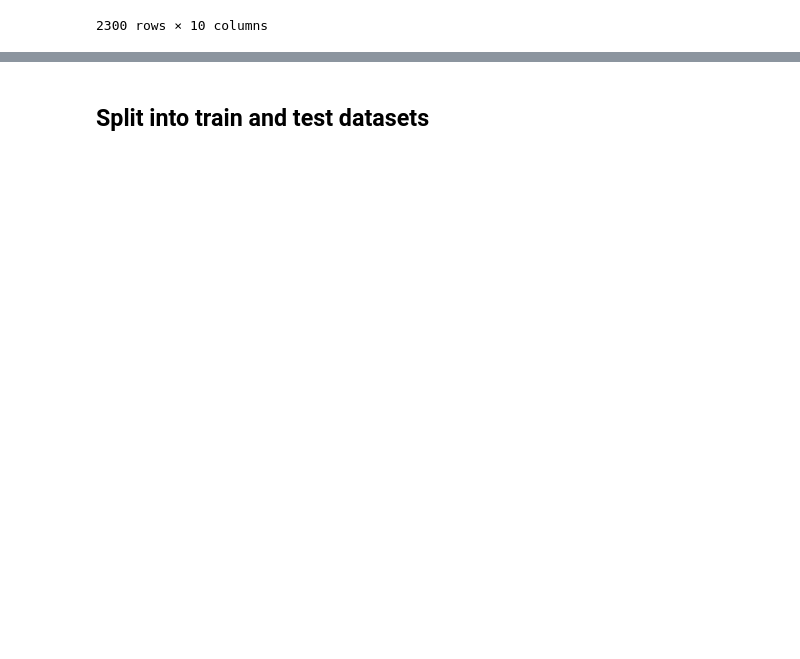
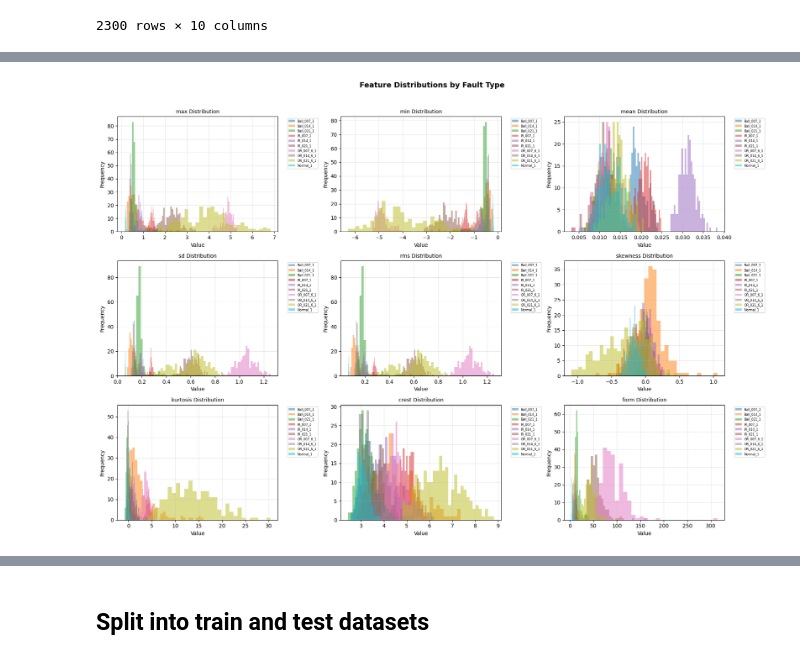
Before and after one commit to ekkirinaldi/ai-bearing-conference, a Jupyter notebook: crwu-bearings-benchmarks-shap-explainability.ipynb, the cells around one changed output, grey strips where cells are left out. Drawn from its saved outputs; the diff is of its cells as text; code cells hidden in the pictures; blank space fills up the shorter version.

```diff
--- a/crwu-bearings-benchmarks-shap-explainability.ipynb
+++ b/crwu-bearings-benchmarks-shap-explainability.ipynb
@@ -66,0 +190,29 @@ data_time
+# %%
+# Feature distributions by fault type
+n_features = len(feature_cols)
+n_cols = 3
+n_rows = (n_features + n_cols - 1) // n_cols
+
+fig, axes = plt.subplots(n_rows, n_cols, figsize=(18, 4*n_rows))
+axes = axes.flatten()
+
+for idx, feature in enumerate(feature_cols):
+    ax = axes[idx]
+    for fault_type in data_time['fault'].unique():
+        subset = data_time[data_time['fault'] == fault_type][feature]
+        ax.hist(subset, alpha=0.5, label=fault_type, bins=30)
+    ax.set_title(f'{feature} Distribution', fontsize=10)
+    ax.set_xlabel('Value')
+    ax.set_ylabel('Frequency')
+    ax.legend(bbox_to_anchor=(1.05, 1), loc='upper left', fontsize=6)
+    ax.grid(alpha=0.3)
+
+# Hide unused subplots
+for idx in range(n_features, len(axes)):
+    axes[idx].axis('off')
+
+plt.suptitle('Feature Distributions by Fault Type', fontsize=14, fontweight='bold', y=1.02)
+plt.tight_layout()
+plt.show()
+# %% [output]
+[figure, added]
```
Also changed, not shown: parts of 63 cells of this notebook.
